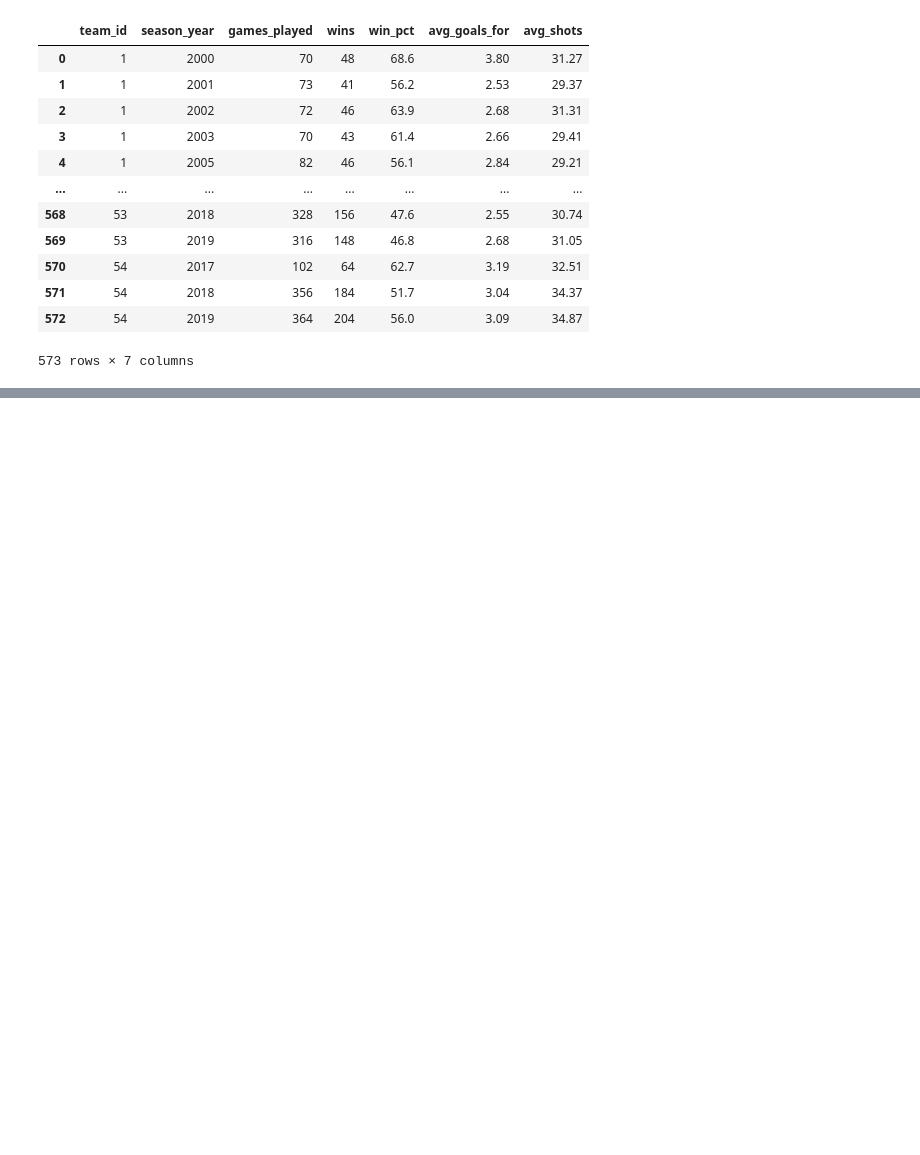
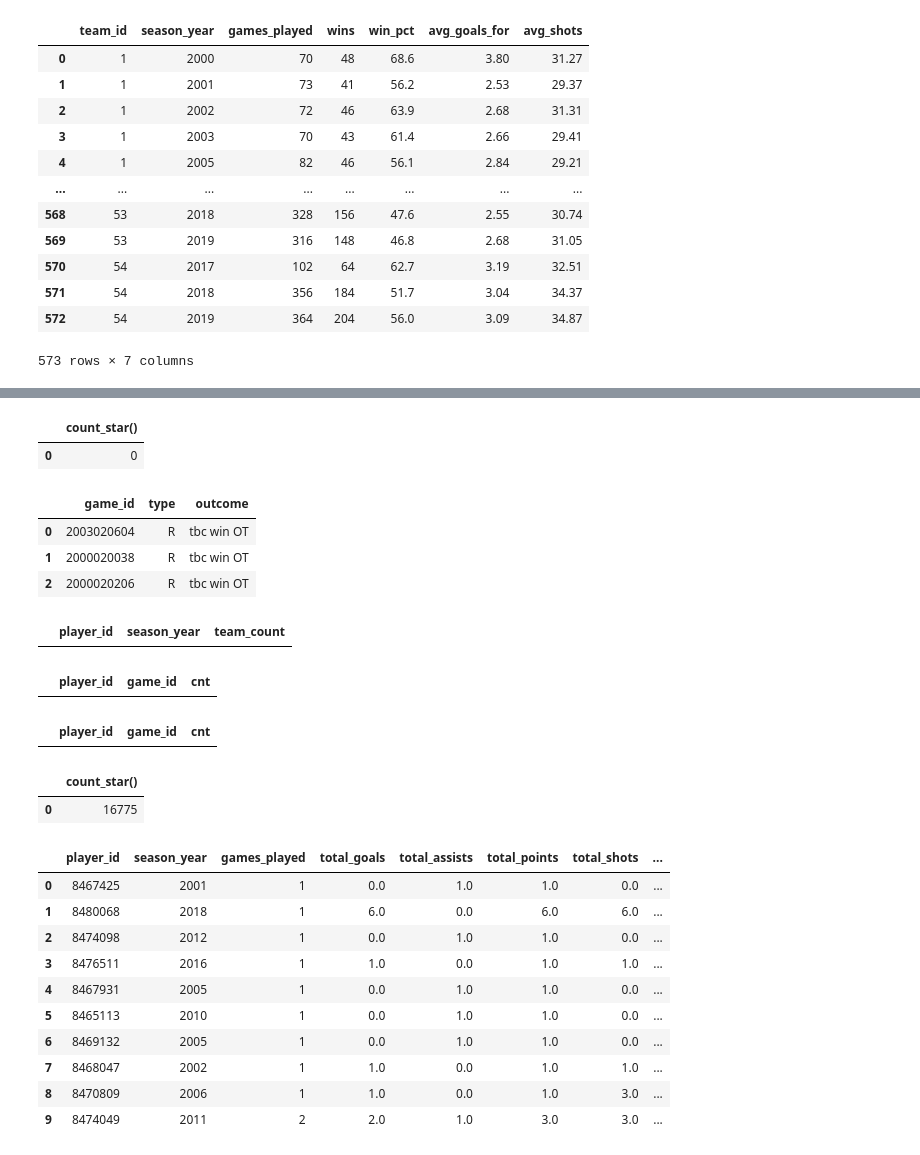
Before and after one commit to yhtande/nhl-practice, a Jupyter notebook: notebook/Untitled.ipynb, the cells around one changed output, grey strips where cells are left out. Cells and saved outputs as stored; diff of their text form; code cells hidden in the pictures; blank space fills up the shorter version.

```diff
--- a/notebook/Untitled.ipynb
+++ b/notebook/Untitled.ipynb
@@ -325,0 +913,77 @@ con.execute("SELECT * FROM main_marts.mart_team_traject ORDER BY team_id, season
+# %%
+con.sql("""
+    SELECT COUNT(*)
+    FROM main_staging.stg_game
+    WHERE game_id IN (2003020604, 2000020038, 2000020206)
+""").df()
+# %% [output]
+|  | count_star() |
+| 0 | 0 |
+# %%
+con.sql("""
+    SELECT game_id, type, outcome
+    FROM raw.game
+    WHERE game_id IN (2003020604, 2000020038, 2000020206)
+""").df()
+# %% [output]
+|  | game_id | type | outcome |
+| 0 | 2003020604 | R | tbc win OT |
+| 1 | 2000020038 | R | tbc win OT |
+| 2 | 2000020206 | R | tbc win OT |
+# %%
+con.sql("""
+    SELECT player_id, season_year, COUNT(*) AS team_count
+    FROM main_marts.mart_player_season
+    GROUP BY player_id, season_year
+    HAVING COUNT(*) > 1
+    ORDER BY team_count DESC
+""").df()
+# %% [output]
+|  | player_id | season_year | team_count |
+# %%
+con.sql("""
+    SELECT player_id, game_id, COUNT(*) AS cnt
+    FROM main_staging.stg_game_skater_stats
+    GROUP BY player_id, game_id
+    HAVING COUNT(*) > 1
+""").df()
+# %% [output]
+|  | player_id | game_id | cnt |
+# %%
+import duckdb
+con = duckdb.connect("../nhl_raw.duckdb")
+# 1. check dedup worked
+con.sql("""
+    SELECT player_id, game_id, COUNT(*) AS cnt
+    FROM main_staging.stg_game_skater_stats
+    GROUP BY player_id, game_id
+    HAVING COUNT(*) > 1
+""").df()
+# %% [output]
+|  | player_id | game_id | cnt |
+# %%
+# 2. row count - should be close to 15,061
+con.sql("SELECT COUNT(*) FROM main_marts.mart_player_season").df()
+# %% [output]
+|  | count_star() |
+| 0 | 16775 |
+# %%
+# 3. check top underused high impact players
+con.sql("""
+    SELECT * FROM main_marts.mart_player_season
+    WHERE is_underused_high_impact = true
+    ORDER BY points_per_60 DESC
+    LIMIT 10
+""").df()
+# %% [output]
+|  | player_id | season_year | games_played | total_goals | total_assists | total_points | total_shots | ... |
+| 0 | 8467425 | 2001 | 1 | 0.0 | 1.0 | 1.0 | 0.0 | ... |
+| 1 | 8480068 | 2018 | 1 | 6.0 | 0.0 | 6.0 | 6.0 | ... |
+| 2 | 8474098 | 2012 | 1 | 0.0 | 1.0 | 1.0 | 0.0 | ... |
+| 3 | 8476511 | 2016 | 1 | 1.0 | 0.0 | 1.0 | 1.0 | ... |
+| 4 | 8467931 | 2005 | 1 | 0.0 | 1.0 | 1.0 | 0.0 | ... |
+| 5 | 8465113 | 2010 | 1 | 0.0 | 1.0 | 1.0 | 0.0 | ... |
+| 6 | 8469132 | 2005 | 1 | 0.0 | 1.0 | 1.0 | 0.0 | ... |
+| 7 | 8468047 | 2002 | 1 | 1.0 | 0.0 | 1.0 | 1.0 | ... |
+| 8 | 8470809 | 2006 | 1 | 1.0 | 0.0 | 1.0 | 3.0 | ... |
+| 9 | 8474049 | 2011 | 2 | 2.0 | 1.0 | 3.0 | 3.0 | ... |
```
Also changed, not shown: parts of 42 cells of this notebook, 20 other files.
